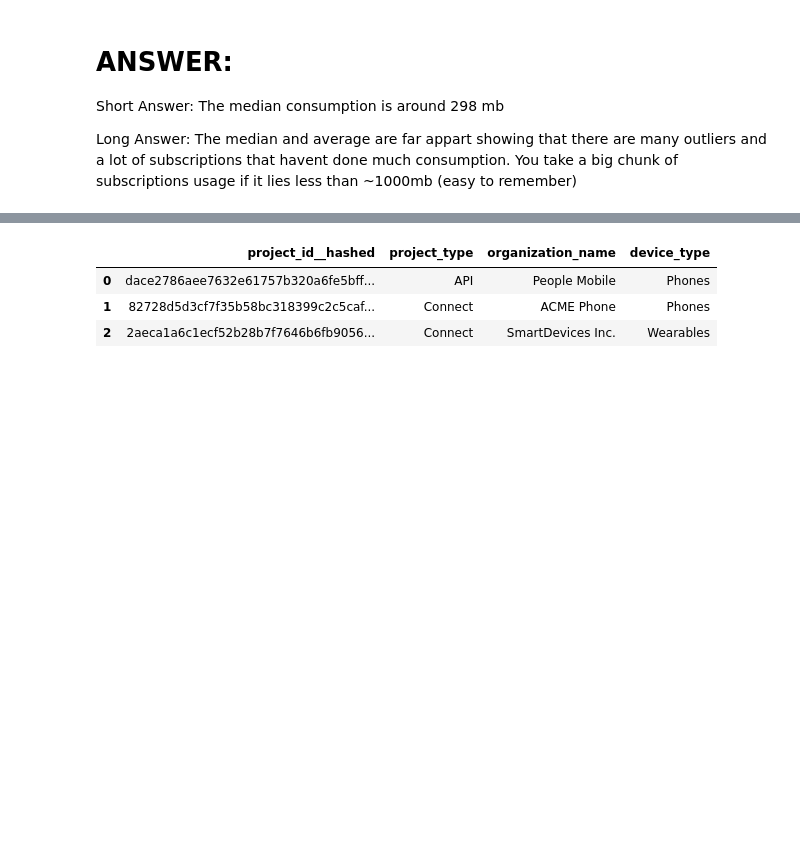
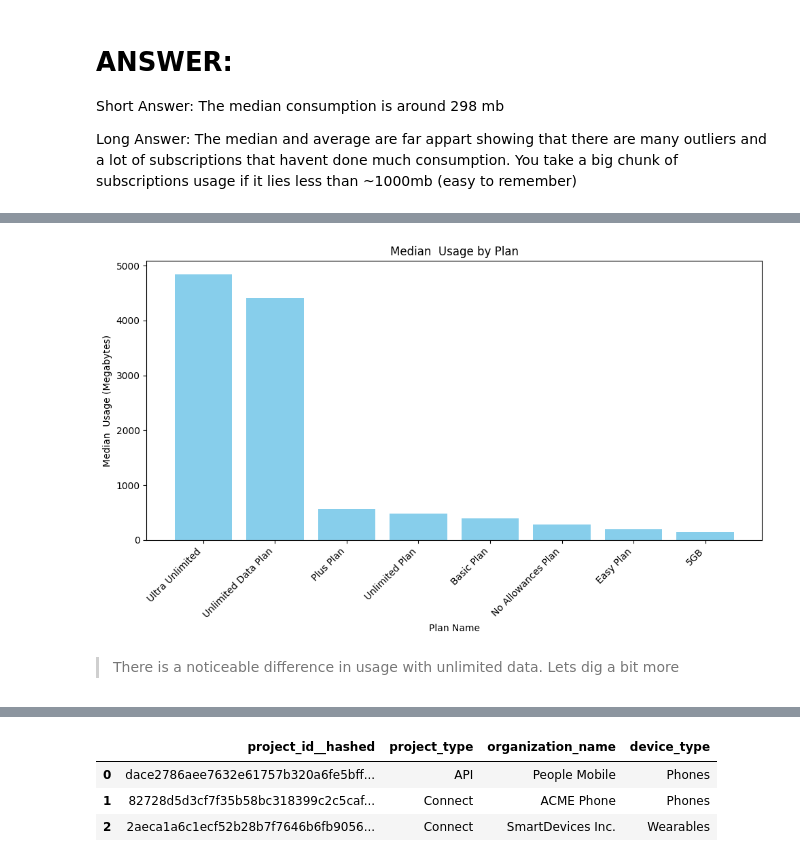
Before and after one commit to Robertoarce/gigs-sql, a Jupyter notebook: analysis.ipynb, the cells around one changed output, grey strips where cells are left out. Cells and saved outputs as stored; diff of their text form; code cells hidden in the pictures; blank space fills up the shorter version.

```diff
--- a/analysis.ipynb
+++ b/analysis.ipynb
@@ -623,0 +797,20 @@ Long Answer:
+# %%
+
+# Sort by median_avg for better visualization (optional)
+result_sorted = result.sort_values('median_avg', ascending=False)
+
+# Create the bar plot
+plt.figure(figsize=(10, 6))
+plt.bar(result_sorted['plan_name'], result_sorted['median_avg'], color='skyblue')
+
+# Add labels and title
+plt.title('Median  Usage by Plan')
+plt.xlabel('Plan Name')
+plt.ylabel('Median  Usage (Megabytes)')
+plt.xticks(rotation=45, ha='right')  # Rotate x-labels for readability
+plt.tight_layout()  # Adjust layout to prevent label cutoff
+plt.show()
+# %% [output]
+[figure, added]
+# %% [markdown]
+> There is a noticeable difference in usage with unlimited data. Lets dig a bit more
```
Also changed, not shown: parts of 24 cells of this notebook.
